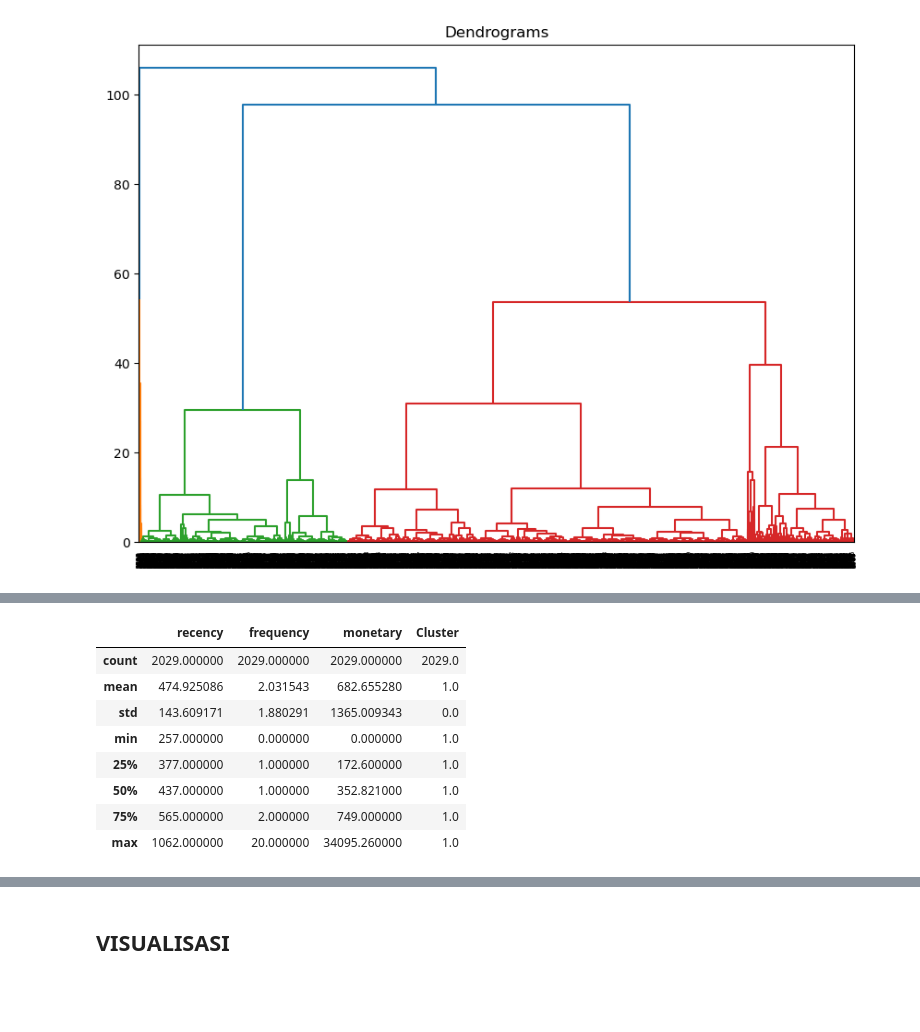
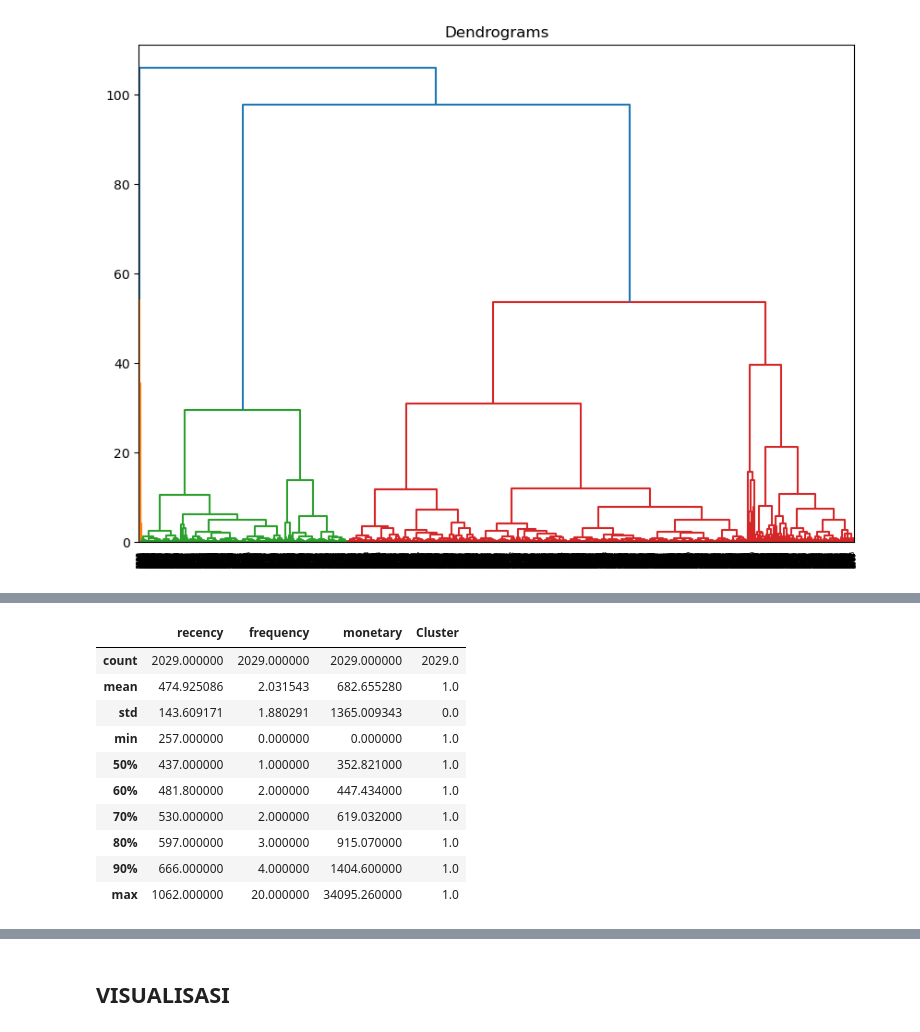
Before and after one commit to MBAHTAWOONS/RFM_UNSUPERVISED_ONLINE_RETAIL, a Jupyter notebook: RFM_PROJECT/RFM_SEGMENTATION.ipynb, the cells around one changed output, grey strips where cells are left out. Cells and saved outputs as stored; diff of their text form; code cells hidden in the pictures; blank space fills up the shorter version.

```diff
--- a/RFM_PROJECT/RFM_SEGMENTATION.ipynb
+++ b/RFM_PROJECT/RFM_SEGMENTATION.ipynb
@@ -776,7 +795,7 @@ X = RFM.set_index('CustomerID')
 col = list(X.columns)
 # %%
 # # SCALING
-sc = MinMaxScaler()
+sc = StandardScaler()
 X_std = sc.fit_transform(X)
 X_std = pd.DataFrame(X_std,columns=col)
 X_std.describe()
@@ -984,12 +1004,14 @@ X_agg[X_agg['Cluster'] == 2].describe()#.sample(10)
 # %%
-Xk[Xk['Cluster'] == 1].describe()
+Xk[Xk['Cluster'] == 1].describe([.5,.6,.7,.8,.9])
 # %% [output]
 |  | recency | frequency | monetary | Cluster |
 | count | 2029.000000 | 2029.000000 | 2029.000000 | 2029.0 |
 | mean | 474.925086 | 2.031543 | 682.655280 | 1.0 |
 | std | 143.609171 | 1.880291 | 1365.009343 | 0.0 |
 | min | 257.000000 | 0.000000 | 0.000000 | 1.0 |
-| 25% | 377.000000 | 1.000000 | 172.600000 | 1.0 |
 | 50% | 437.000000 | 1.000000 | 352.821000 | 1.0 |
-| 75% | 565.000000 | 2.000000 | 749.000000 | 1.0 |
+| 60% | 481.800000 | 2.000000 | 447.434000 | 1.0 |
+| 70% | 530.000000 | 2.000000 | 619.032000 | 1.0 |
+| 80% | 597.000000 | 3.000000 | 915.070000 | 1.0 |
+| 90% | 666.000000 | 4.000000 | 1404.600000 | 1.0 |
 | max | 1062.000000 | 20.000000 | 34095.260000 | 1.0 |
```
Also changed, not shown: parts of 17 cells of this notebook.
